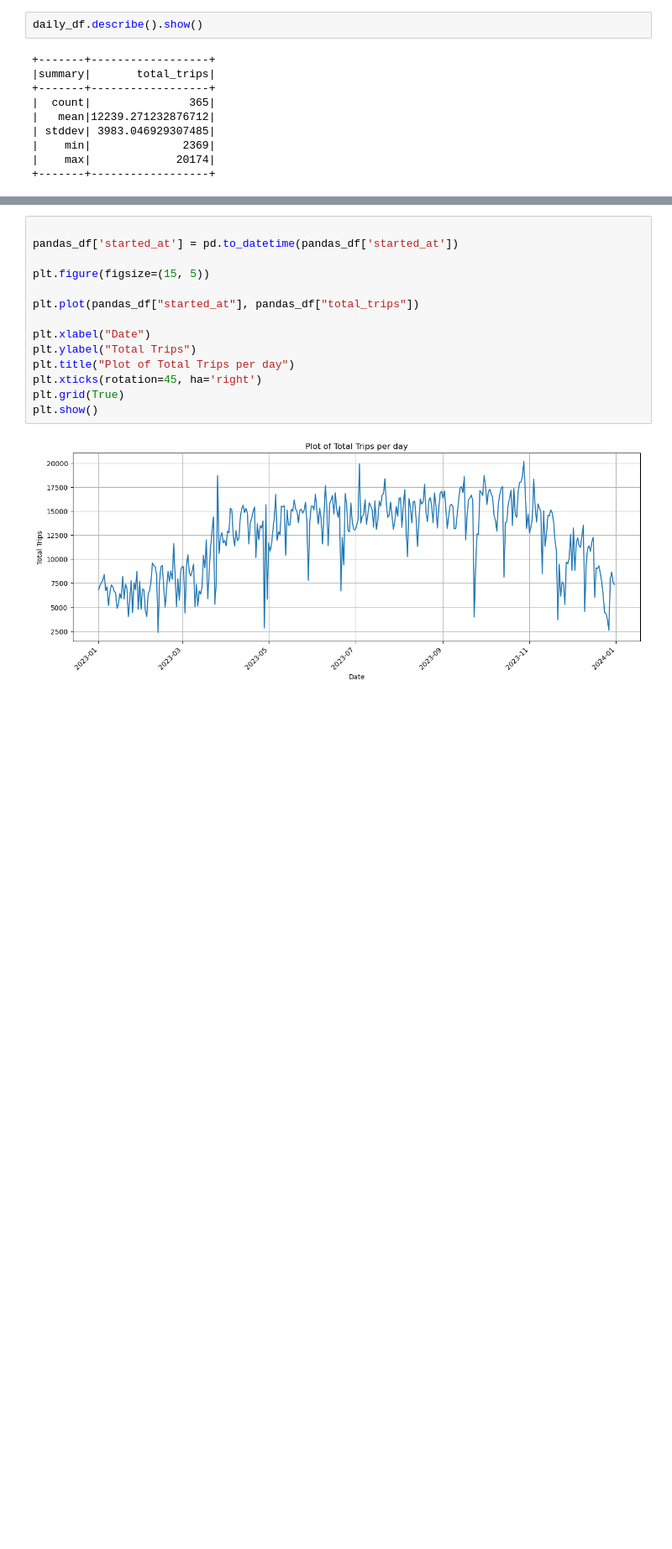
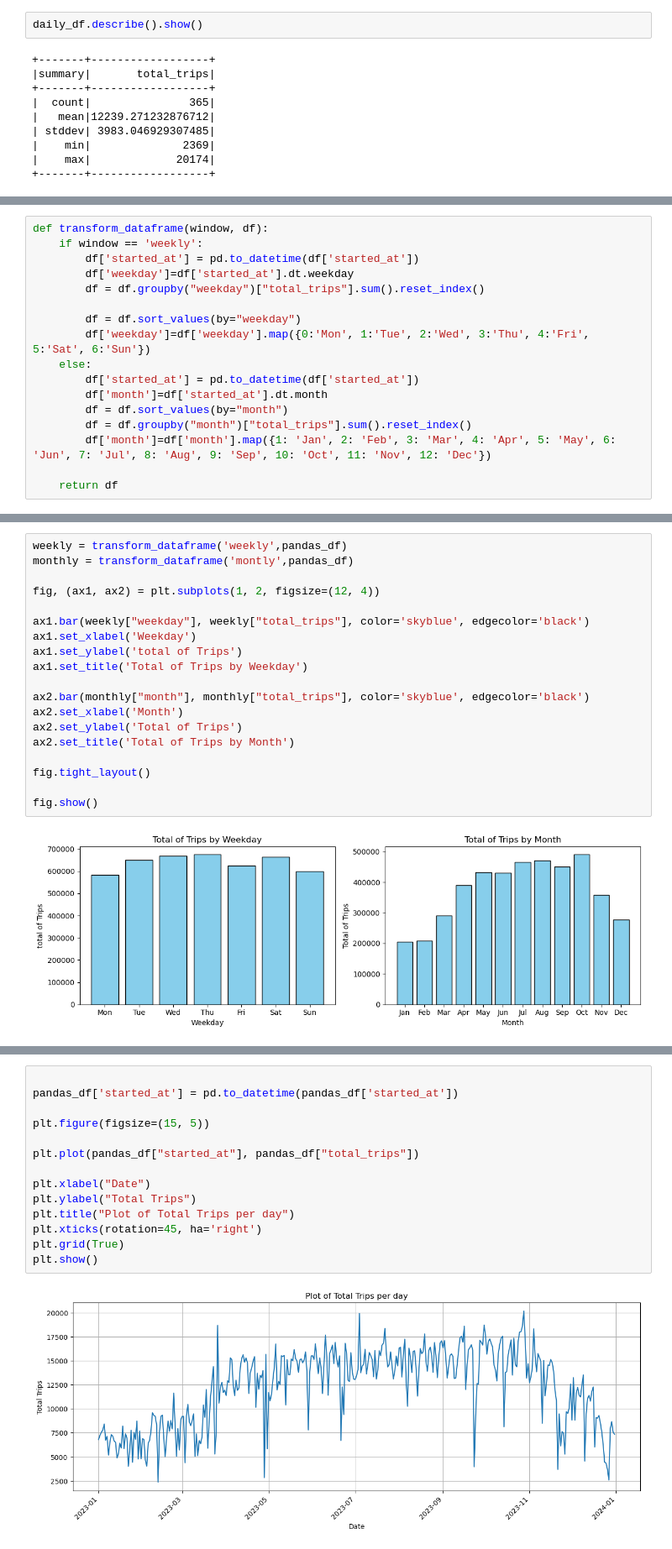
Before and after one commit to jmdtanalyst/CA01_Sem_02_MSc_Data_Analytics, a Jupyter notebook: RNN_Time_Series.ipynb, the cells around one changed output, grey strips where cells are left out. Shown at 84% size. Saved outputs shown, nothing was run; the diff lists cells and outputs as text; blank space fills up the shorter version.

```diff
--- a/RNN_Time_Series.ipynb
+++ b/RNN_Time_Series.ipynb
@@ -252,0 +400,17 @@ pandas_df = pandas_df[["started_at","total_trips"]]
+# %%
+def transform_dataframe(window, df):
+    if window == 'weekly':
+        df['started_at'] = pd.to_datetime(df['started_at'])
+        df['weekday']=df['started_at'].dt.weekday
+        df = df.groupby("weekday")["total_trips"].sum().reset_index()
+
+        df = df.sort_values(by="weekday")
+        df['weekday']=df['weekday'].map({0:'Mon', 1:'Tue', 2:'Wed', 3:'Thu', 4:'Fri', 5:'Sat', 6:'Sun'})
+    else:
+        df['started_at'] = pd.to_datetime(df['started_at'])
+        df['month']=df['started_at'].dt.month
+        df = df.sort_values(by="month")
+        df = df.groupby("month")["total_trips"].sum().reset_index()
+        df['month']=df['month'].map({1: 'Jan', 2: 'Feb', 3: 'Mar', 4: 'Apr', 5: 'May', 6: 'Jun', 7: 'Jul', 8: 'Aug', 9: 'Sep', 10: 'Oct', 11: 'Nov', 12: 'Dec'})
+
+    return df
@@ -252,0 +432,21 @@ pandas_df = pandas_df[["started_at","total_trips"]]
+# %%
+weekly = transform_dataframe('weekly',pandas_df)
+monthly = transform_dataframe('montly',pandas_df)
+
+fig, (ax1, ax2) = plt.subplots(1, 2, figsize=(12, 4))
+
+ax1.bar(weekly["weekday"], weekly["total_trips"], color='skyblue', edgecolor='black')
+ax1.set_xlabel('Weekday')
+ax1.set_ylabel('total of Trips')
+ax1.set_title('Total of Trips by Weekday')
+
+ax2.bar(monthly["month"], monthly["total_trips"], color='skyblue', edgecolor='black')
+ax2.set_xlabel('Month')
+ax2.set_ylabel('Total of Trips')
+ax2.set_title('Total of Trips by Month')
+
+fig.tight_layout()
+
+fig.show()
+# %% [output]
+[figure, added]
```
Also changed, not shown: parts of 51 cells of this notebook.
